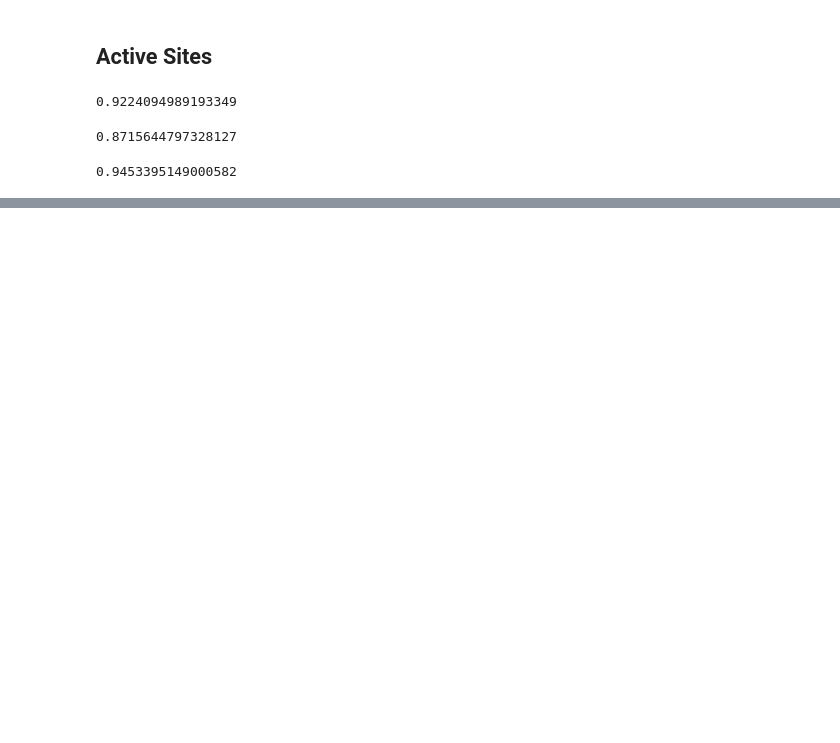
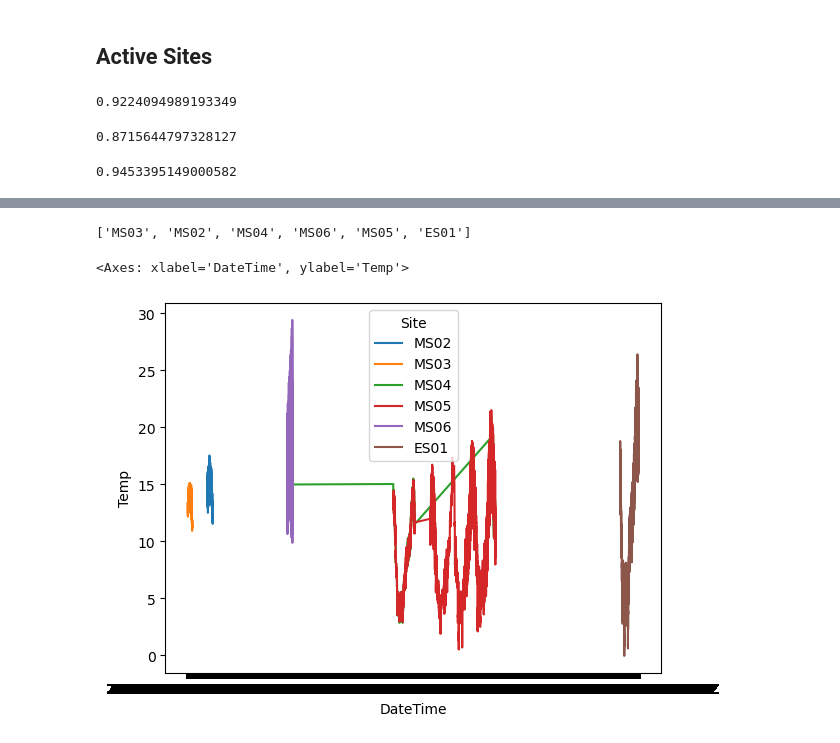
Before and after one commit to atsai23/CapstoneMSDS24.3, a Jupyter notebook: AT_EDA.ipynb, the cells around one changed output, grey strips where cells are left out. Cells and saved outputs as stored; diff of their text form; code cells hidden in the pictures; blank space fills up the shorter version.

```diff
--- a/AT_EDA.ipynb
+++ b/AT_EDA.ipynb
@@ -163,0 +185,29 @@ alt.layer(streams_chart, sites_chart)
+# %%
+#Combine Lat Long into one column to use in distance calculation
+site_names['coord'] = site_names['LAT'].astype(str)+ ', ' + site_names['LONG'].astype(str)
+# %%
+#Using ES01 as our site, loop over sites and get distance to ES01
+es01 = site_names.loc[site_names['Temp_Alias'] == 'ES01', 'coord']
+dist_es01 = []
+for site in sites:
+    dist_es01.append({
+        'Site' : site,
+        'Dist': distance.distance(es01, site_names.loc[site_names['Temp_Alias'] == site, 'coord']).miles
+    })
+
+dist_es01 = pd.DataFrame(dist_es01)
+# %%
+#List of closest 4 sites to ES01 plus ES01
+graph_sites = list(dist_es01.head().sort_values(by = 'Dist').head()['Site'])
+graph_sites.append('ES01')
+graph_sites
+# %% [output]
+['MS03', 'MS02', 'MS04', 'MS06', 'MS05', 'ES01']
+# %%
+#Temps just for the five selected sites
+tmp_4 = tmp.loc[tmp['Site'].isin(graph_sites)]
+# %%
+sns.lineplot(data=tmp_4, x="DateTime", y="Temp", hue = 'Site')
+# %% [output]
+<Axes: xlabel='DateTime', ylabel='Temp'>
+[figure, added]
```
Also changed, not shown: parts of 13 cells of this notebook.
